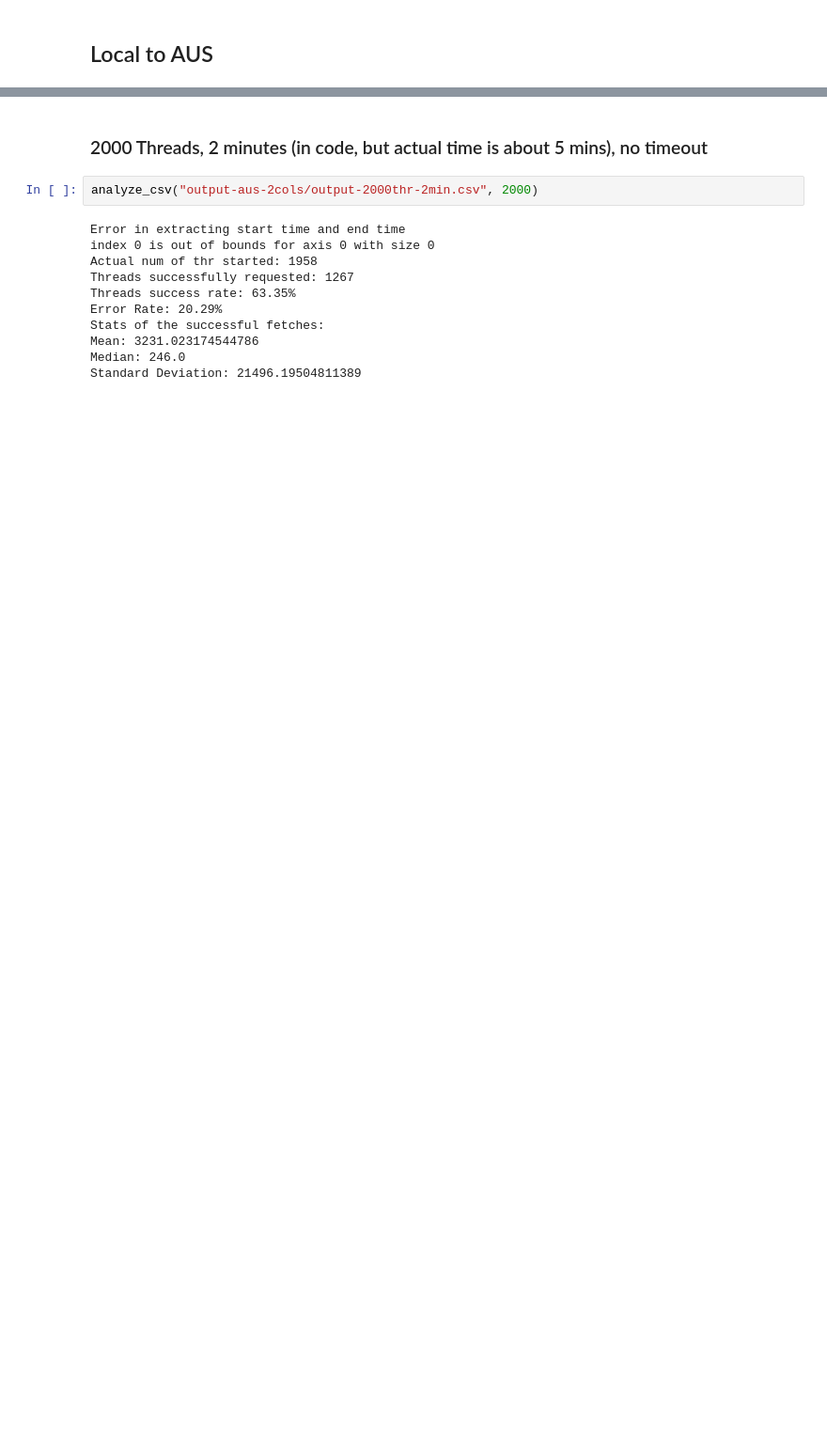
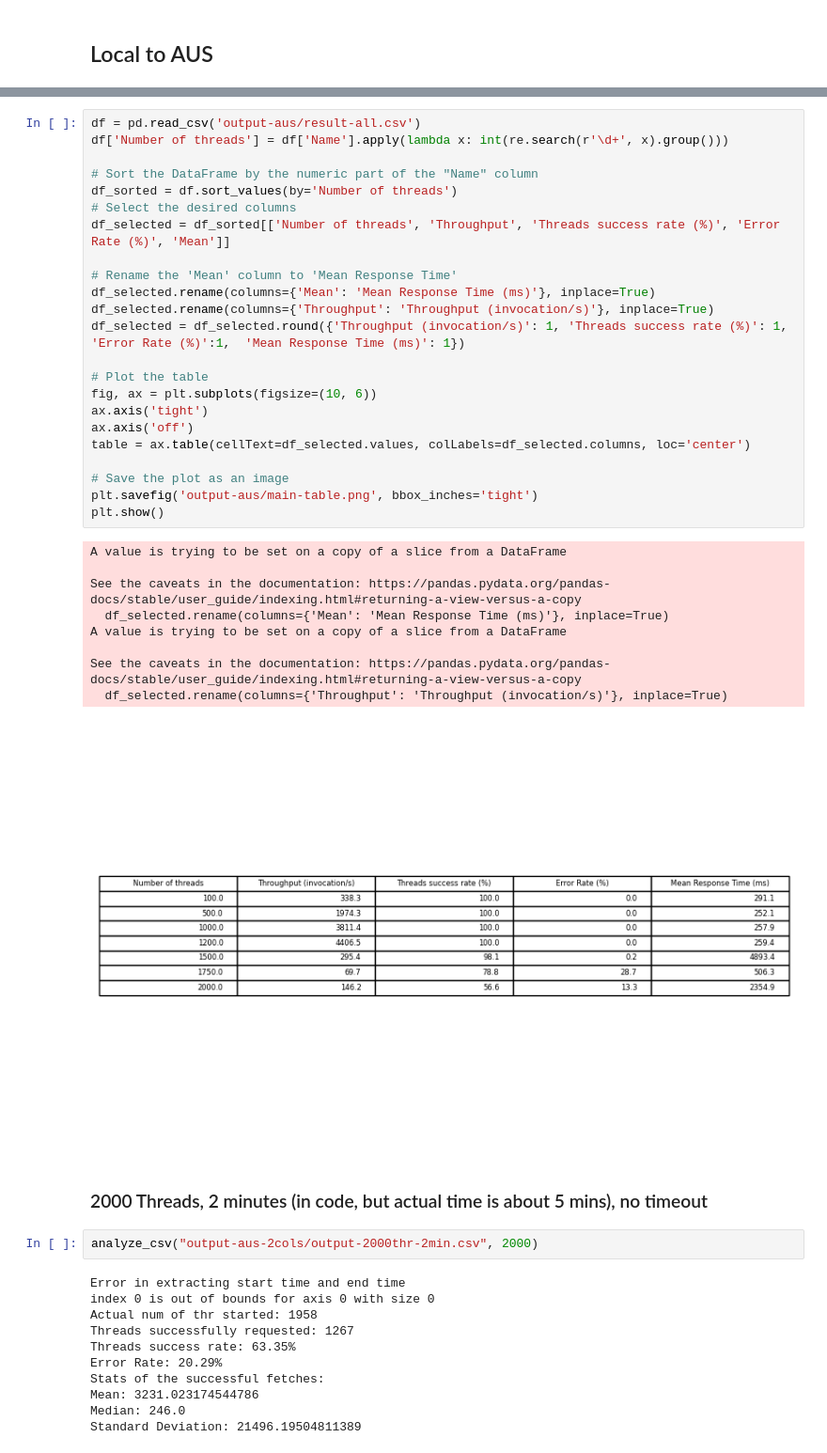
Before and after one commit to domomm/yomar_dapp_course, a Jupyter notebook: dsgt1-rmi/csv-analyzers.ipynb, the cells around one changed output, grey strips where cells are left out. Shown at 94% size. Drawn from its saved outputs; the diff is of its cells as text; blank space fills up the shorter version.

```diff
--- a/dsgt1-rmi/csv-analyzers.ipynb
+++ b/dsgt1-rmi/csv-analyzers.ipynb
@@ -131,3 +391,36 @@ Standard Deviation: 110.20811325706349
+# %%
+df = pd.read_csv('output-aus/result-all.csv')
+df['Number of threads'] = df['Name'].apply(lambda x: int(re.search(r'\d+', x).group()))
+
+# Sort the DataFrame by the numeric part of the "Name" column
+df_sorted = df.sort_values(by='Number of threads')
+# Select the desired columns
+df_selected = df_sorted[['Number of threads', 'Throughput', 'Threads success rate (%)', 'Error Rate (%)', 'Mean']]
+
+# Rename the 'Mean' column to 'Mean Response Time'
+df_selected.rename(columns={'Mean': 'Mean Response Time (ms)'}, inplace=True)
+df_selected.rename(columns={'Throughput': 'Throughput (invocation/s)'}, inplace=True)
+df_selected = df_selected.round({'Throughput (invocation/s)': 1, 'Threads success rate (%)': 1, 'Error Rate (%)':1,  'Mean Response Time (ms)': 1})
+
+# Plot the table
+fig, ax = plt.subplots(figsize=(10, 6))
+ax.axis('tight')
+ax.axis('off')
+table = ax.table(cellText=df_selected.values, colLabels=df_selected.columns, loc='center')
+
+# Save the plot as an image
+plt.savefig('output-aus/main-table.png', bbox_inches='tight')
+plt.show()
+# %% [output]
+A value is trying to be set on a copy of a slice from a DataFrame
+
+See the caveats in the documentation: https://pandas.pydata.org/pandas-docs/stable/user_guide/indexing.html#returning-a-view-versus-a-copy
+  df_selected.rename(columns={'Mean': 'Mean Response Time (ms)'}, inplace=True)
+A value is trying to be set on a copy of a slice from a DataFrame
+
+See the caveats in the documentation: https://pandas.pydata.org/pandas-docs/stable/user_guide/indexing.html#returning-a-view-versus-a-copy
+  df_selected.rename(columns={'Throughput': 'Throughput (invocation/s)'}, inplace=True)
+[figure, added]
 # %% [markdown]
 ### 2000 Threads, 2 minutes (in code, but actual time is about 5 mins), no timeout
 # %%
```
Also changed, not shown: parts of 30 cells of this notebook, 34 other files.
